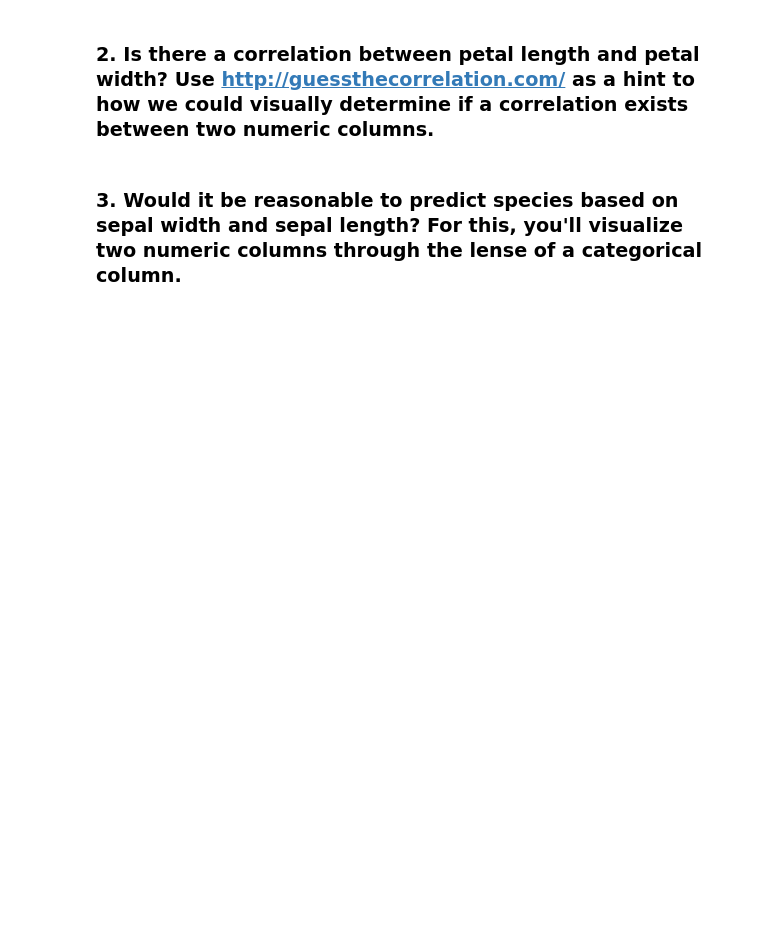
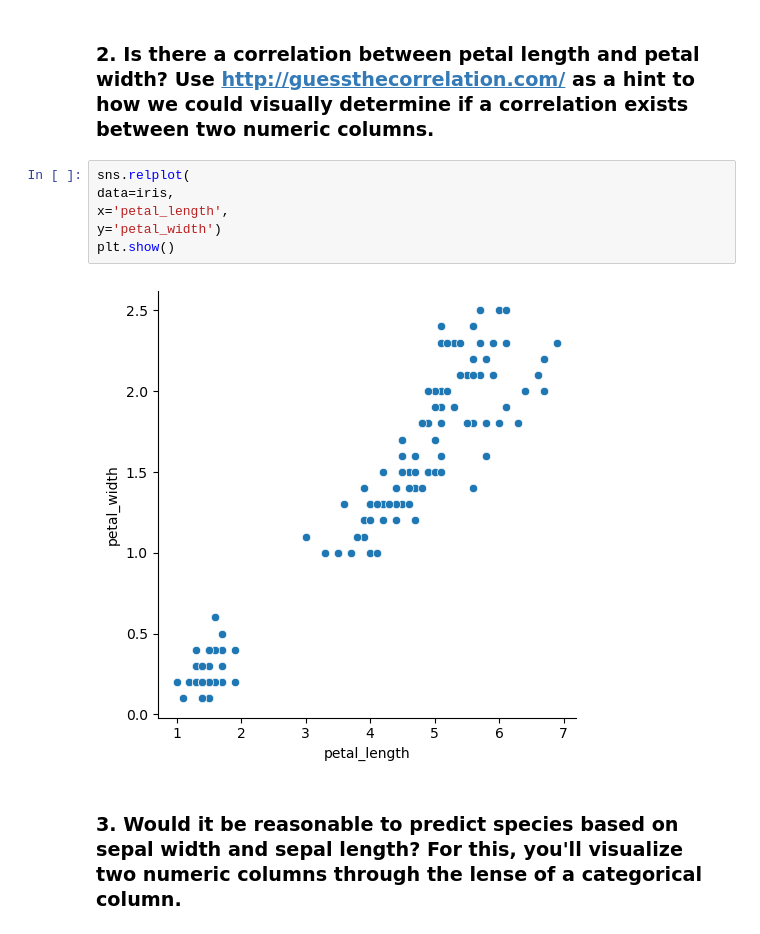
Before and after one commit to Jared-Wood135/numpy-pandas-visualization-exercises, a Jupyter notebook: seaborn_exercises.ipynb, the cells around one changed output. Drawn from its saved outputs; the diff is of its cells as text; blank space fills up the shorter version.

```diff
--- a/seaborn_exercises.ipynb
+++ b/seaborn_exercises.ipynb
@@ -9,4 +20,12 @@
 # %% [markdown]
 ### 2. Is there a correlation between petal length and petal width? Use http://guessthecorrelation.com/ as a hint to how we could visually determine if a correlation exists between two numeric columns.
+# %%
+sns.relplot(
+data=iris,
+x='petal_length',
+y='petal_width')
+plt.show()
+# %% [output]
+[figure, added]
 # %% [markdown]
 ### 3. Would it be reasonable to predict species based on sepal width and sepal length? For this, you'll visualize two numeric columns through the lense of a categorical column.
```
Also changed, not shown: parts of 6 cells of this notebook.
